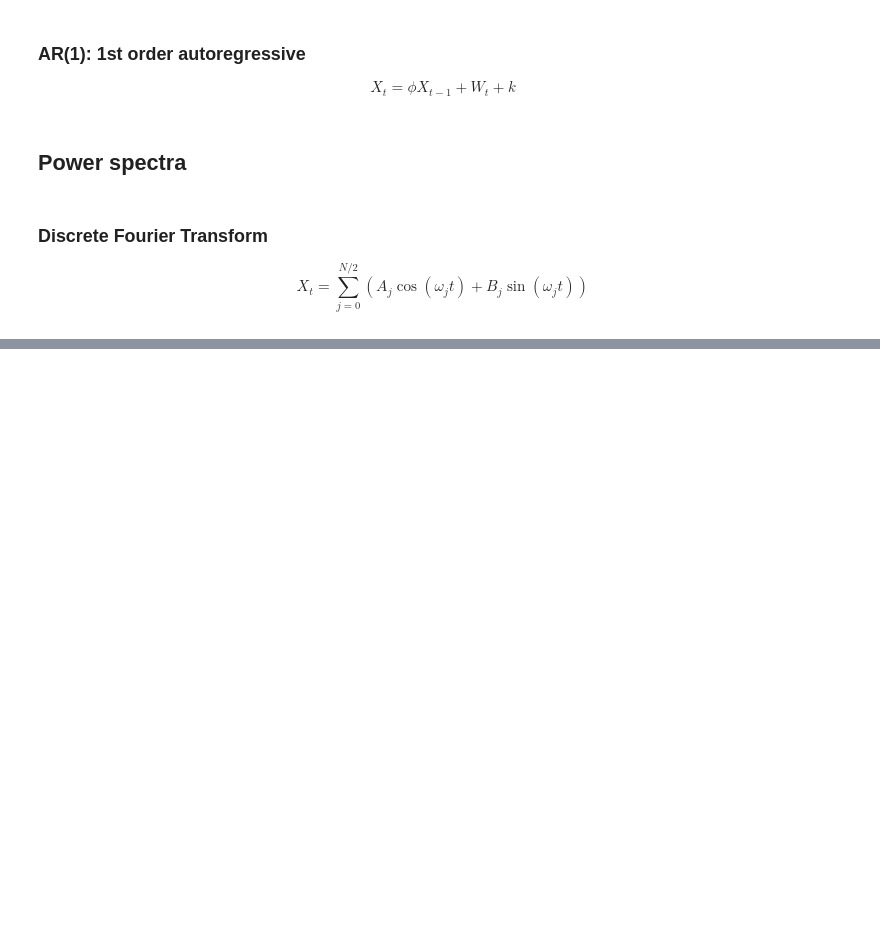
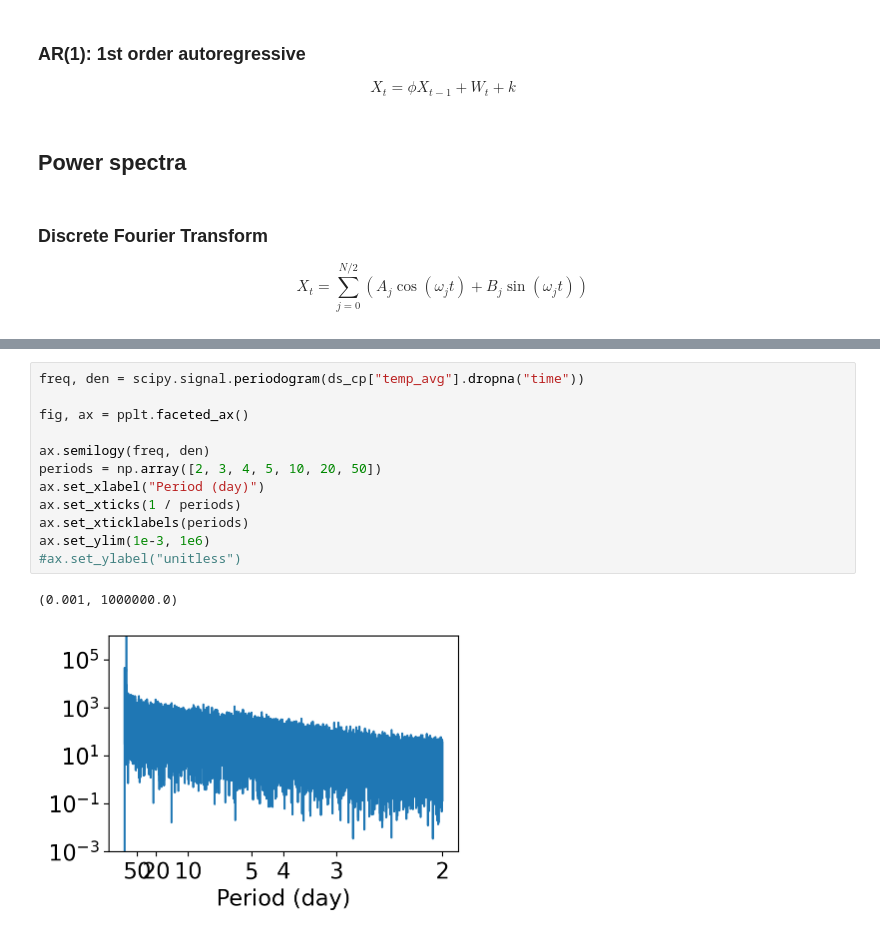
Before and after one commit to spencerahill/stat-methods-course, a Jupyter notebook: _sources/lectures/timeseries.ipynb, the cells around one changed output, grey strips where cells are left out. Cells and saved outputs as stored; diff of their text form; blank space fills up the shorter version.

```diff
--- a/_sources/lectures/timeseries.ipynb
+++ b/_sources/lectures/timeseries.ipynb
@@ -184,0 +246,15 @@ $$X_t=\sum_{j=0}^{N/2}\left(A_j\cos(\omega_j t)+B_j\sin(\omega_j t)\right)$$
+# %%
+freq, den = scipy.signal.periodogram(ds_cp["temp_avg"].dropna("time"))
+
+fig, ax = pplt.faceted_ax()
+
+ax.semilogy(freq, den)
+periods = np.array([2, 3, 4, 5, 10, 20, 50])
+ax.set_xlabel("Period (day)")
+ax.set_xticks(1 / periods)
+ax.set_xticklabels(periods)
+ax.set_ylim(1e-3, 1e6)
+#ax.set_ylabel("unitless")
+# %% [output]
+(0.001, 1000000.0)
+[figure, added]
```
Also changed, not shown: parts of 14 cells of this notebook, 12 other files.
